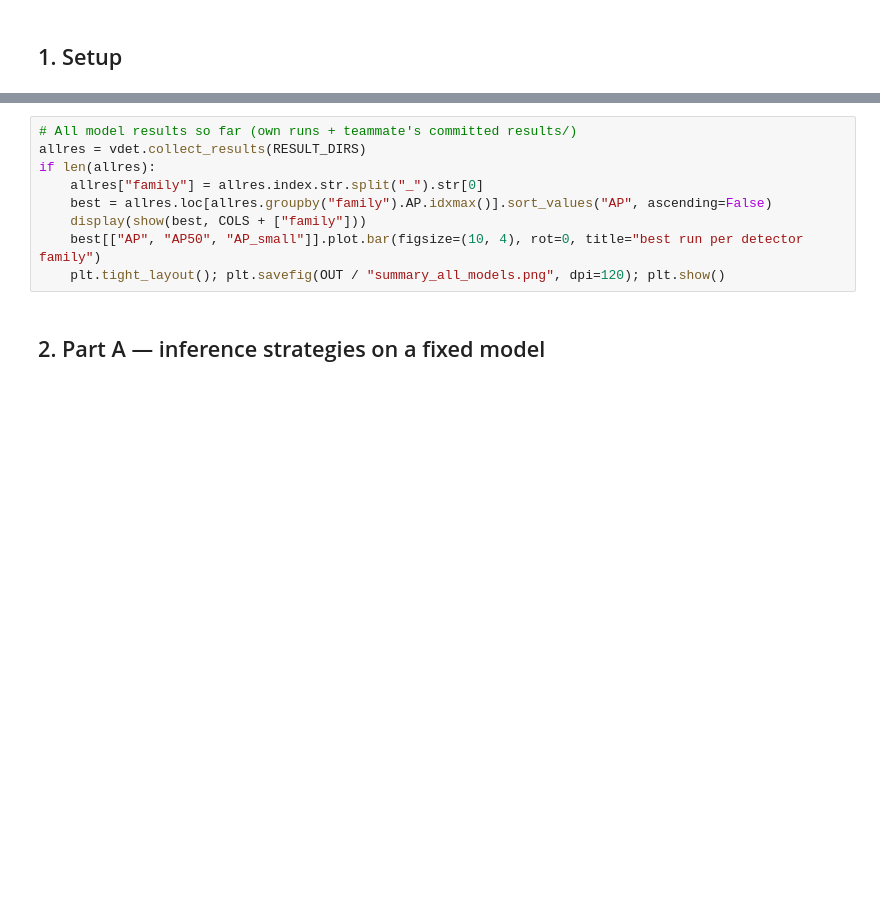
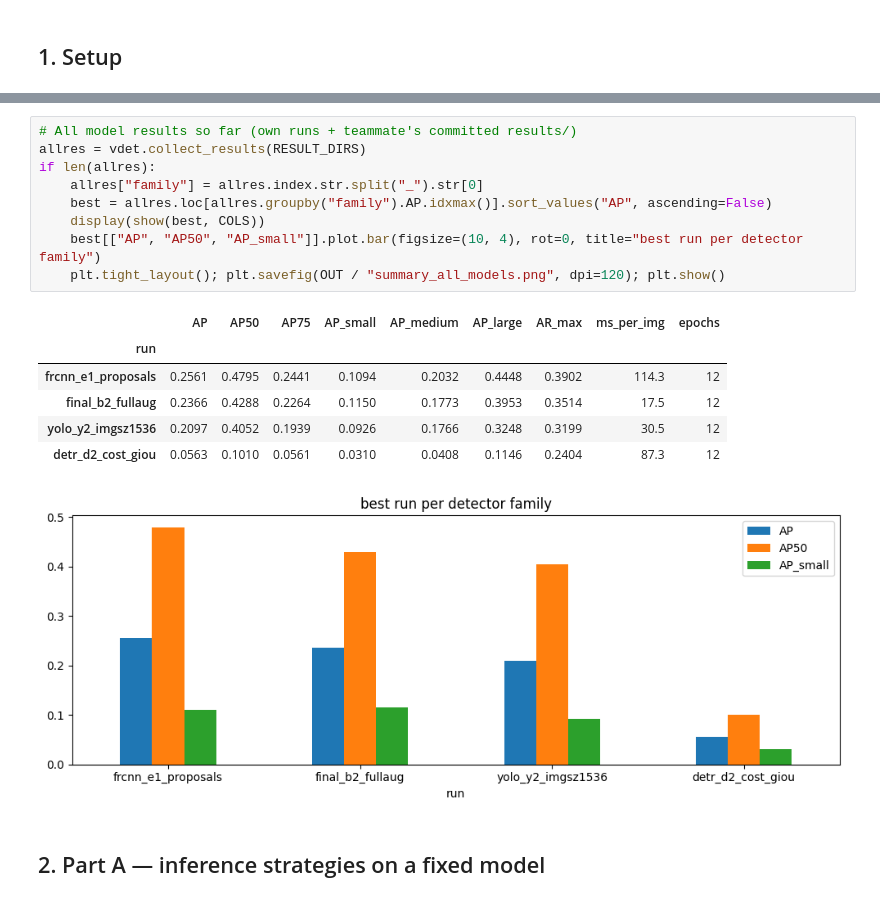
Before and after one commit to dd8ria/ai-hw2, a Jupyter notebook: notebooks/06_final_pipeline.ipynb, the cells around one changed output, grey strips where cells are left out. Saved outputs shown, nothing was run; the diff lists cells and outputs as text; blank space fills up the shorter version.

```diff
--- a/notebooks/06_final_pipeline.ipynb
+++ b/notebooks/06_final_pipeline.ipynb
@@ -51,11 +62,19 @@ def show(res, cols=COLS):
 # %%
 # All model results so far (own runs + teammate's committed results/)
 allres = vdet.collect_results(RESULT_DIRS)
 if len(allres):
     allres["family"] = allres.index.str.split("_").str[0]
     best = allres.loc[allres.groupby("family").AP.idxmax()].sort_values("AP", ascending=False)
-    display(show(best, COLS + ["family"]))
+    display(show(best, COLS))
     best[["AP", "AP50", "AP_small"]].plot.bar(figsize=(10, 4), rot=0, title="best run per detector family")
     plt.tight_layout(); plt.savefig(OUT / "summary_all_models.png", dpi=120); plt.show()
+# %% [output]
+|  | AP | AP50 | AP75 | AP_small | AP_medium | AP_large | AR_max | ms_per_img | epochs |
+| run |  |  |  |  |  |  |  |  |  |
+| frcnn_e1_proposals | 0.2561 | 0.4795 | 0.2441 | 0.1094 | 0.2032 | 0.4448 | 0.3902 | 114.3 | 12 |
+| final_b2_fullaug | 0.2366 | 0.4288 | 0.2264 | 0.1150 | 0.1773 | 0.3953 | 0.3514 | 17.5 | 12 |
+| yolo_y2_imgsz1536 | 0.2097 | 0.4052 | 0.1939 | 0.0926 | 0.1766 | 0.3248 | 0.3199 | 30.5 | 12 |
+| detr_d2_cost_giou | 0.0563 | 0.1010 | 0.0561 | 0.0310 | 0.0408 | 0.1146 | 0.2404 | 87.3 | 12 |
+[figure, added]
 # %% [markdown]
 ## 2. Part A — inference strategies on a fixed model
```
Also changed, not shown: parts of 14 cells of this notebook.
